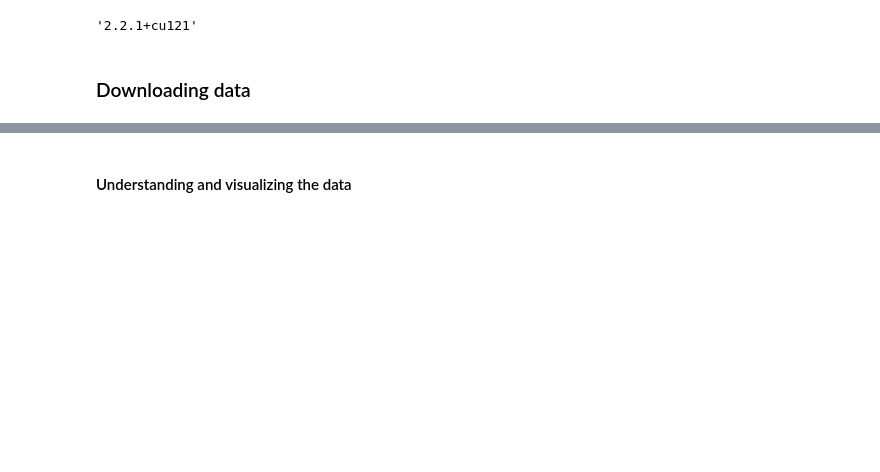
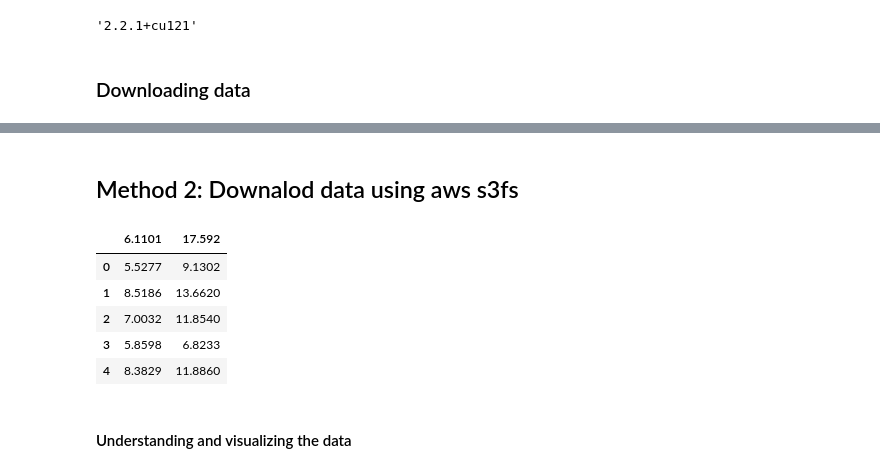
Before and after one commit to Praveen76/Introduction-to-PyTorch, a Jupyter notebook: Introduction_to_PyTorch.ipynb, the cells around one changed output, grey strips where cells are left out. Drawn from its saved outputs; the diff is of its cells as text; code cells hidden in the pictures; blank space fills up the shorter version.

```diff
--- a/Introduction_to_PyTorch.ipynb
+++ b/Introduction_to_PyTorch.ipynb
@@ -29,2 +87,27 @@ torch.__version__
+# %% [markdown]
+## Method 2: Downalod data using aws s3fs
+# %%
+import pandas as pd
+import s3fs
+
+# Create an S3 filesystem object with your credentials
+fs = s3fs.S3FileSystem(
+    key=aws_access_key_id,
+    secret=aws_secret_access_key
+)
+
+# Specify the S3 URL of the file you want to download
+s3_url = 's3://datasciencedataset/data1.txt'
+
+# Use pandas to read the file from the S3 bucket
+data = pd.read_csv(fs.open(s3_url))
+data.head()
+# %% [output]
+|  | 6.1101 | 17.592 |
+| 0 | 5.5277 | 9.1302 |
+| 1 | 8.5186 | 13.6620 |
+| 2 | 7.0032 | 11.8540 |
+| 3 | 5.8598 | 6.8233 |
+| 4 | 8.3829 | 11.8860 |
 # %% [markdown]
 #### Understanding and visualizing the data
```
Also changed, not shown: parts of 9 cells of this notebook.
